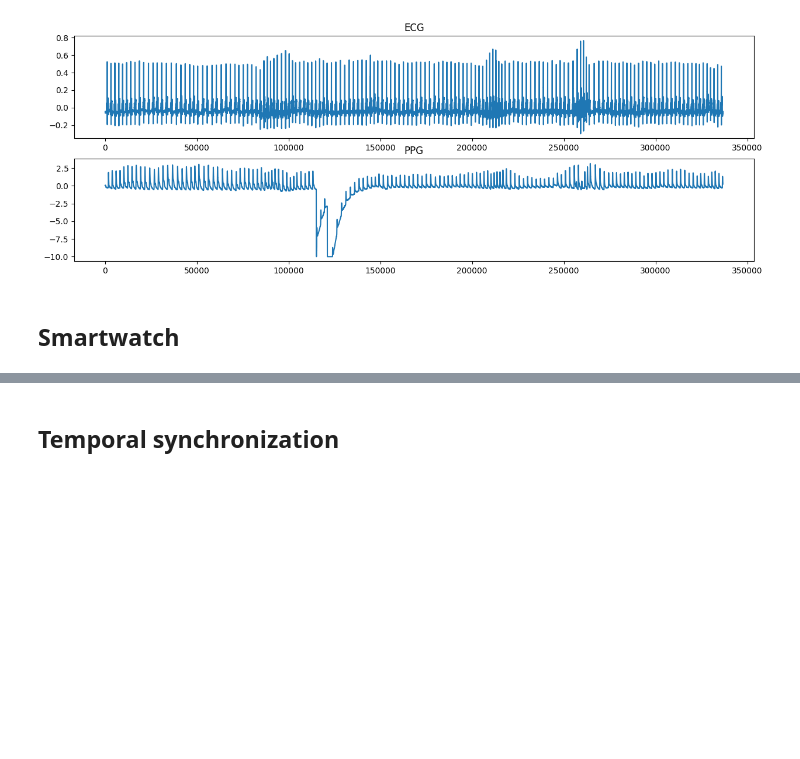
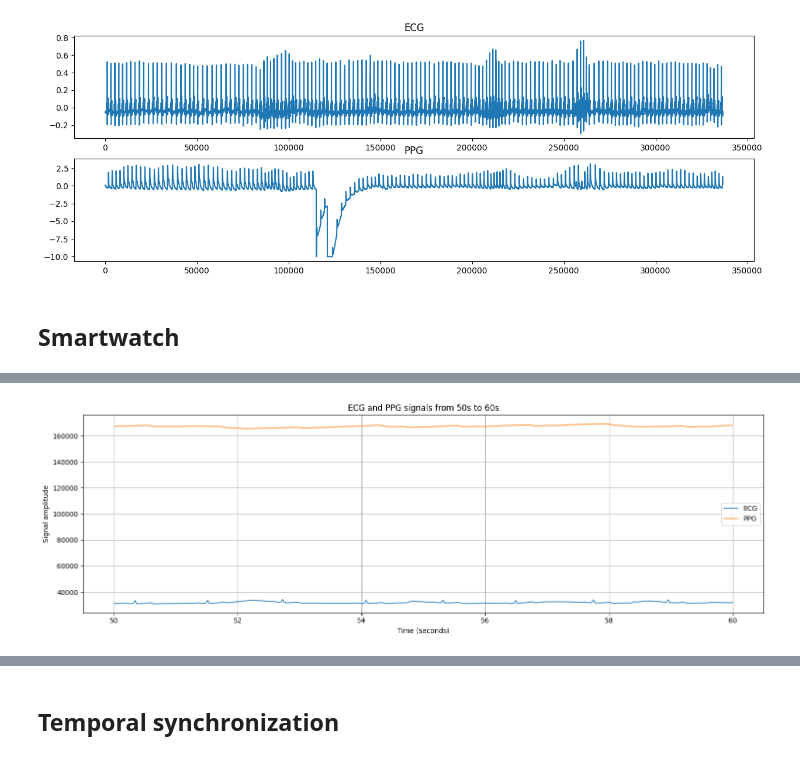
Before and after one commit to victor-42/medical_data_processing, a Jupyter notebook: notebook_for_task1.ipynb, the cells around one changed output, grey strips where cells are left out. Drawn from its saved outputs; the diff is of its cells as text; code cells hidden in the pictures; blank space fills up the shorter version.

```diff
--- a/notebook_for_task1.ipynb
+++ b/notebook_for_task1.ipynb
@@ -60,4 +119,27 @@ plt.show()
 # %%
 # Question Q4
+# 1. Define time window manually (e.g., 20 to 30 seconds)
+start_time = 50  # in seconds
+end_time = 60    # 10 seconds later
+
+# 2. Filter both signals
+ecg_window = ecg[(ecg['time_sec'] >= start_time) & (ecg['time_sec'] <= end_time)]
+ppg_window = ppg[(ppg['time_sec'] >= start_time) & (ppg['time_sec'] <= end_time)]
+
+# 3. Plot both together
+plt.figure(figsize=(15, 5))
+
+plt.plot(ecg_window['time_sec'], ecg_window['ECG data'], label='ECG', alpha=0.8)
+plt.plot(ppg_window['time_sec'], ppg_window['PPG'], label='PPG', alpha=0.8)
+
+plt.title(f"ECG and PPG signals from {start_time}s to {end_time}s")
+plt.xlabel("Time (seconds)")
+plt.ylabel("Signal amplitude")
+plt.legend()
+plt.grid(True)
+plt.tight_layout()
+plt.show()
+# %% [output]
+[figure, added]
 # %%
 # Question Q5
```
Also changed, not shown: parts of 3 cells of this notebook, 2 other files.
